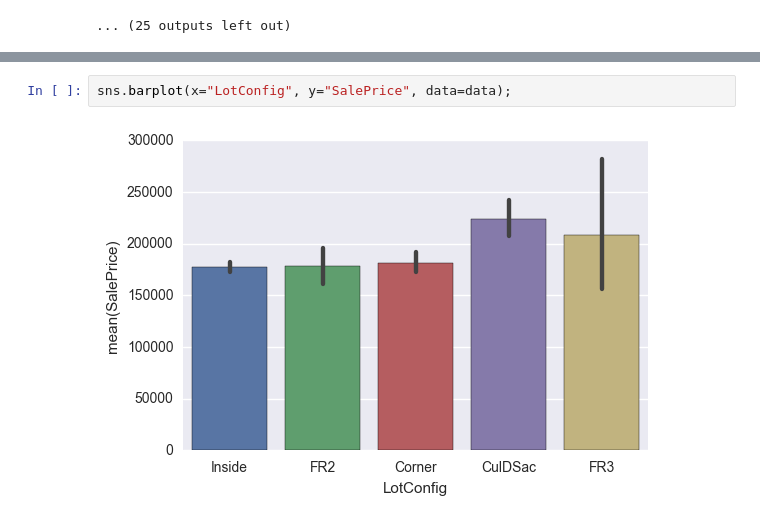
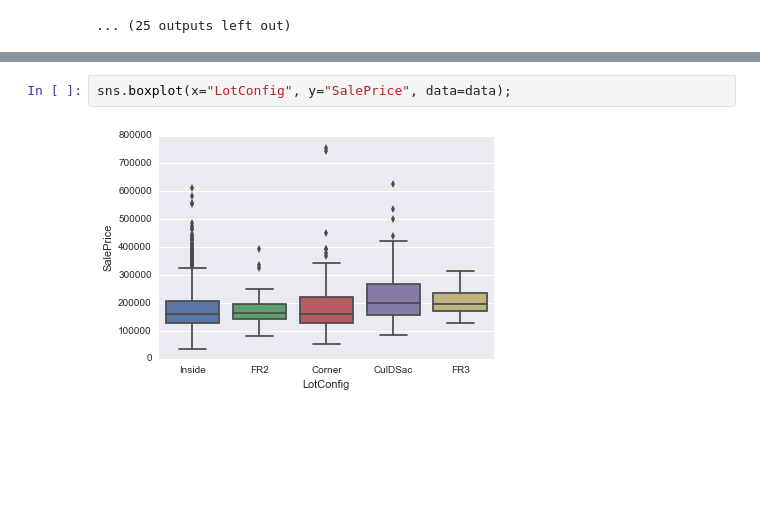
Before and after one commit to PhySci/ML_house_selling, a Jupyter notebook: Analisys.ipynb, the cells around one changed output, grey strips where cells are left out. Drawn from its saved outputs; the diff is of its cells as text; blank space fills up the shorter version.

```diff
--- a/Analisys.ipynb
+++ b/Analisys.ipynb
@@ -84,4 +67,4 @@ sns.barplot(x="OverallQual", y="SalePrice", data=data);
 # %%
-sns.barplot(x="LotConfig", y="SalePrice", data=data);
+sns.boxplot(x="LotConfig", y="SalePrice", data=data);
 # %% [output]
-[figure, old version]
+[figure, new version]
```
Also changed, not shown: parts of 9 cells of this notebook, 6 other files.
